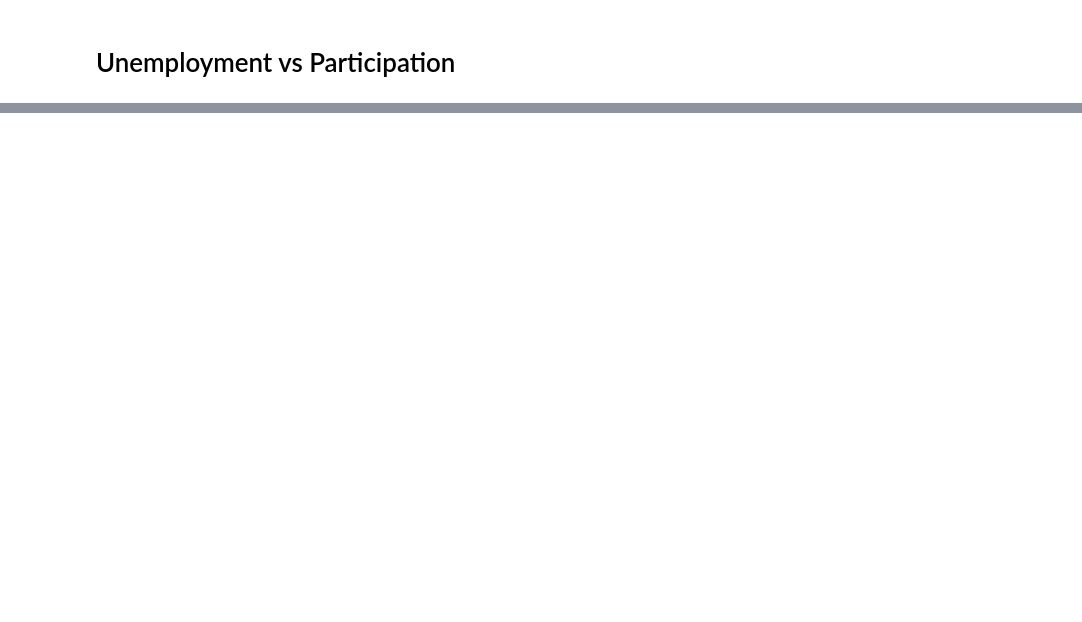
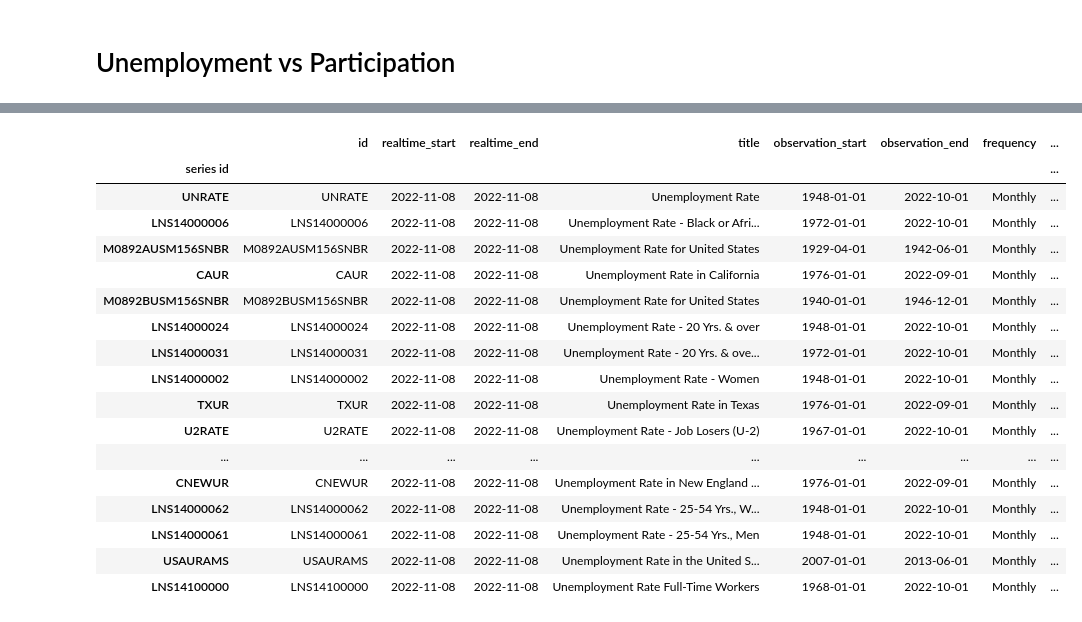
Before and after one commit to lincolnmuriithi11/Stock_Analysis-, a Jupyter notebook: Financial Analysis/fed_res_economic_data.ipynb, the cells around one changed output, grey strips where cells are left out. Saved outputs shown, nothing was run; the diff lists cells and outputs as text; code cells hidden in the pictures; blank space fills up the shorter version.

```diff
--- a/Financial Analysis/fed_res_economic_data.ipynb
+++ b/Financial Analysis/fed_res_economic_data.ipynb
@@ -300,0 +335,21 @@ part_df.query("index >= 2020 and index < 2022")["New York"].plot(ax = ax2, label
+# %%
+unemp_df
+# %% [output]
+|  | id | realtime_start | realtime_end | title | observation_start | observation_end | frequency | ... |
+| series id |  |  |  |  |  |  |  | ... |
+| UNRATE | UNRATE | 2022-11-08 | 2022-11-08 | Unemployment Rate | 1948-01-01 | 2022-10-01 | Monthly | ... |
+| LNS14000006 | LNS14000006 | 2022-11-08 | 2022-11-08 | Unemployment Rate - Black or Afri... | 1972-01-01 | 2022-10-01 | Monthly | ... |
+| M0892AUSM156SNBR | M0892AUSM156SNBR | 2022-11-08 | 2022-11-08 | Unemployment Rate for United States | 1929-04-01 | 1942-06-01 | Monthly | ... |
+| CAUR | CAUR | 2022-11-08 | 2022-11-08 | Unemployment Rate in California | 1976-01-01 | 2022-09-01 | Monthly | ... |
+| M0892BUSM156SNBR | M0892BUSM156SNBR | 2022-11-08 | 2022-11-08 | Unemployment Rate for United States | 1940-01-01 | 1946-12-01 | Monthly | ... |
+| LNS14000024 | LNS14000024 | 2022-11-08 | 2022-11-08 | Unemployment Rate - 20 Yrs. & over | 1948-01-01 | 2022-10-01 | Monthly | ... |
+| LNS14000031 | LNS14000031 | 2022-11-08 | 2022-11-08 | Unemployment Rate - 20 Yrs. & ove... | 1972-01-01 | 2022-10-01 | Monthly | ... |
+| LNS14000002 | LNS14000002 | 2022-11-08 | 2022-11-08 | Unemployment Rate - Women | 1948-01-01 | 2022-10-01 | Monthly | ... |
+| TXUR | TXUR | 2022-11-08 | 2022-11-08 | Unemployment Rate in Texas | 1976-01-01 | 2022-09-01 | Monthly | ... |
+| U2RATE | U2RATE | 2022-11-08 | 2022-11-08 | Unemployment Rate - Job Losers (U-2) | 1967-01-01 | 2022-10-01 | Monthly | ... |
+| ... | ... | ... | ... | ... | ... | ... | ... | ... |
+| CNEWUR | CNEWUR | 2022-11-08 | 2022-11-08 | Unemployment Rate in New England ... | 1976-01-01 | 2022-09-01 | Monthly | ... |
+| LNS14000062 | LNS14000062 | 2022-11-08 | 2022-11-08 | Unemployment Rate - 25-54 Yrs., W... | 1948-01-01 | 2022-10-01 | Monthly | ... |
+| LNS14000061 | LNS14000061 | 2022-11-08 | 2022-11-08 | Unemployment Rate - 25-54 Yrs., Men | 1948-01-01 | 2022-10-01 | Monthly | ... |
+| USAURAMS | USAURAMS | 2022-11-08 | 2022-11-08 | Unemployment Rate in the United S... | 2007-01-01 | 2013-06-01 | Monthly | ... |
+| LNS14100000 | LNS14100000 | 2022-11-08 | 2022-11-08 | Unemployment Rate Full-Time Workers | 1968-01-01 | 2022-10-01 | Monthly | ... |
```
Also changed, not shown: parts of 13 cells of this notebook.
